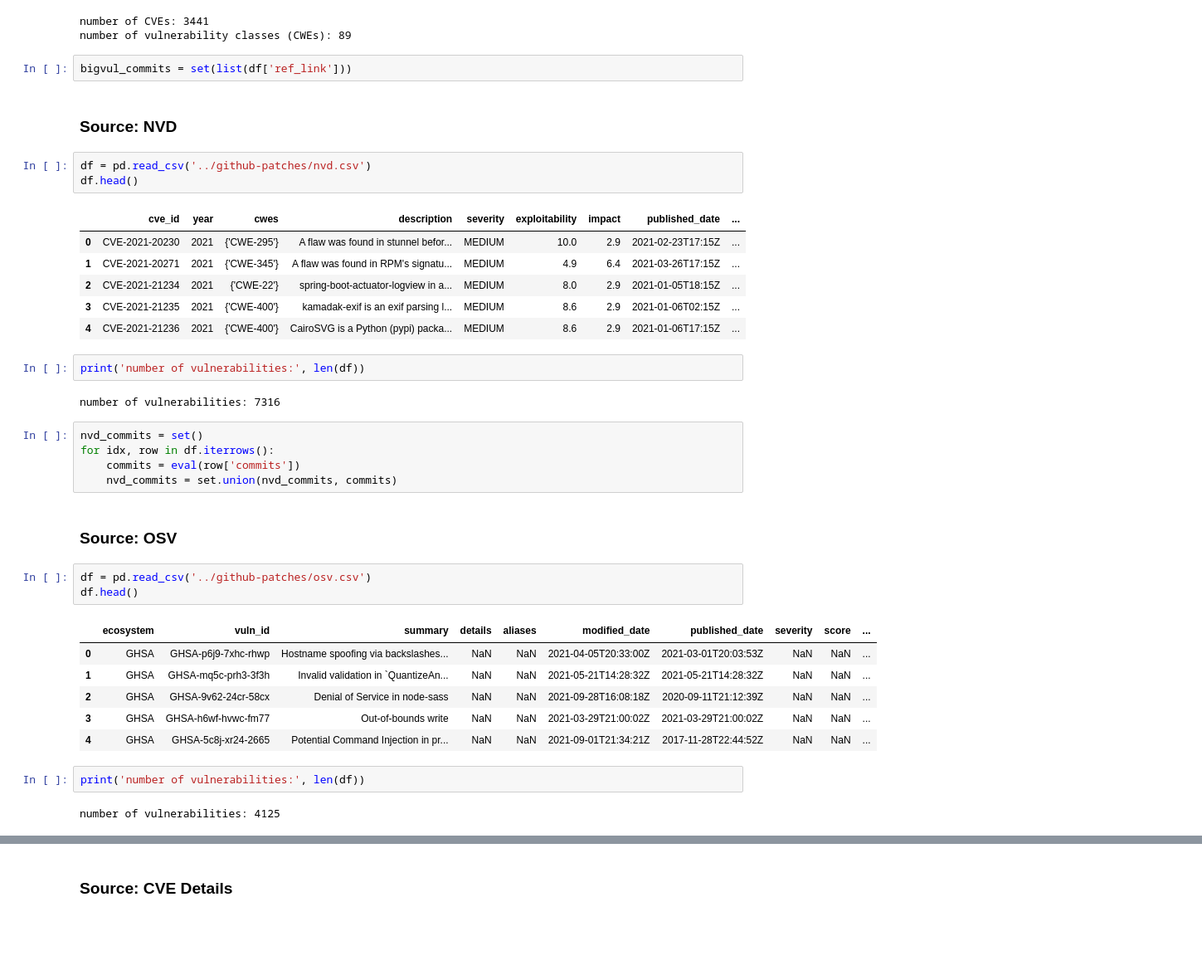
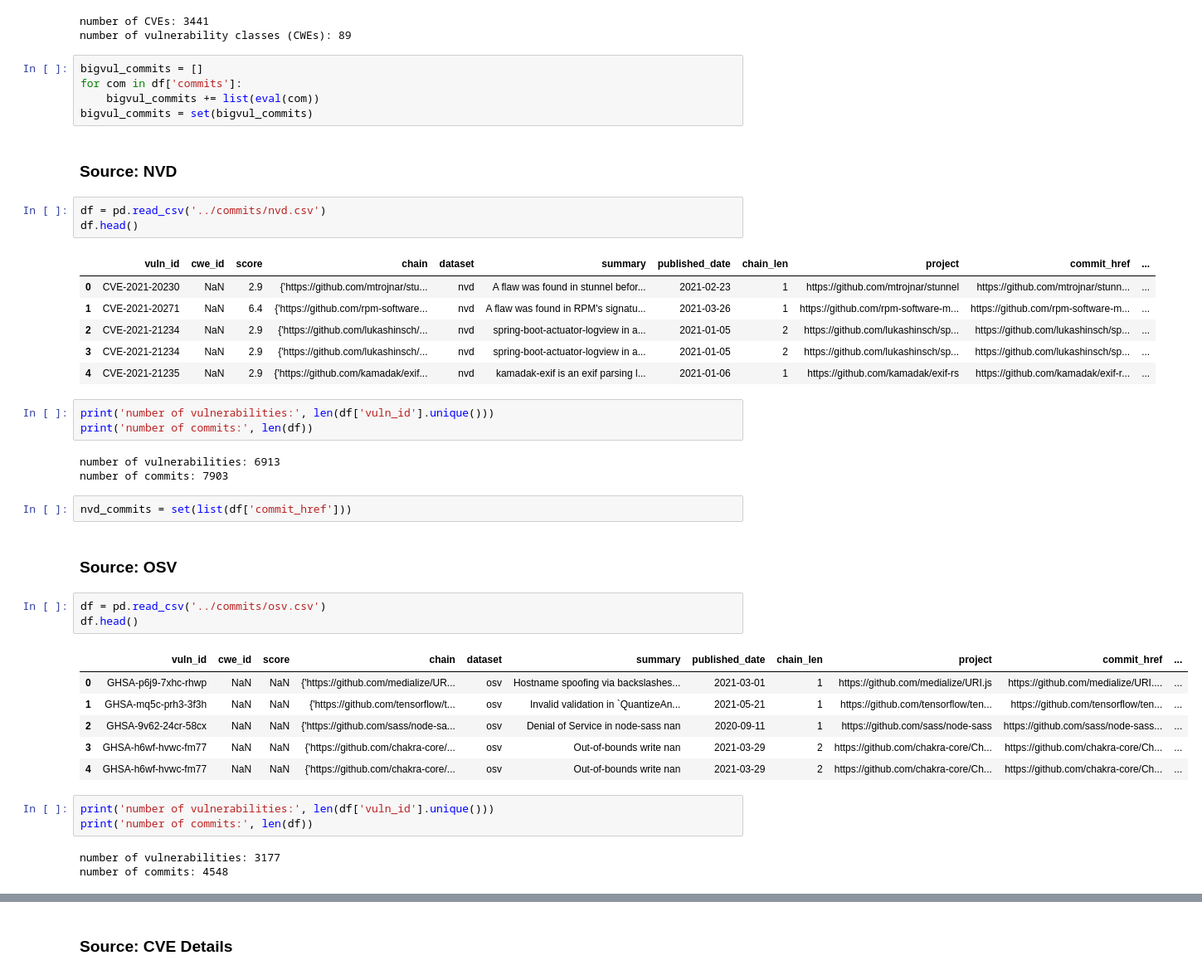
Before and after one commit to TQRG/security-patches-dataset, a Jupyter notebook: notebooks/datasets_cross_commits.ipynb, the cells around one changed output, grey strips where cells are left out. Shown at 83% size. Saved outputs shown, nothing was run; the diff lists cells and outputs as text; blank space fills up the shorter version.

Commit message:
final notebook for cross ref between datasets

```diff
--- a/notebooks/datasets_cross_commits.ipynb
+++ b/notebooks/datasets_cross_commits.ipynb
@@ -95,42 +95,46 @@ print('number of vulnerability classes (CWEs):', len(df['cwe_id'].unique()))
 # %% [output]
 number of CVEs: 3441
 number of vulnerability classes (CWEs): 89
-# %%
-bigvul_commits = set(list(df['ref_link']))
+# %%
+bigvul_commits = []
+for com in df['commits']:
+    bigvul_commits += list(eval(com))
+bigvul_commits = set(bigvul_commits)
 # %% [markdown]
 ### Source: NVD
 # %%
-df = pd.read_csv('../github-patches/nvd.csv')
+df = pd.read_csv('../commits/nvd.csv')
 df.head()
 # %% [output]
-|  | cve_id | year | cwes | description | severity | exploitability | impact | published_date | ... |
-| 0 | CVE-2021-20230 | 2021 | {'CWE-295'} | A flaw was found in stunnel befor... | MEDIUM | 10.0 | 2.9 | 2021-02-23T17:15Z | ... |
-| 1 | CVE-2021-20271 | 2021 | {'CWE-345'} | A flaw was found in RPM's signatu... | MEDIUM | 4.9 | 6.4 | 2021-03-26T17:15Z | ... |
-| 2 | CVE-2021-21234 | 2021 | {'CWE-22'} | spring-boot-actuator-logview in a... | MEDIUM | 8.0 | 2.9 | 2021-01-05T18:15Z | ... |
-| 3 | CVE-2021-21235 | 2021 | {'CWE-400'} | kamadak-exif is an exif parsing l... | MEDIUM | 8.6 | 2.9 | 2021-01-06T02:15Z | ... |
-| 4 | CVE-2021-21236 | 2021 | {'CWE-400'} | CairoSVG is a Python (pypi) packa... | MEDIUM | 8.6 | 2.9 | 2021-01-06T17:15Z | ... |
+|  | vuln_id | cwe_id | score | chain | dataset | summary | published_date | chain_len | project | commit_href | ... |
+| 0 | CVE-2021-20230 | NaN | 2.9 | {'https://github.com/mtrojnar/stu... | nvd | A flaw was found in stunnel befor... | 2021-02-23 | 1 | https://github.com/mtrojnar/stunnel | https://github.com/mtrojnar/stunn... | ... |
+| 1 | CVE-2021-20271 | NaN | 6.4 | {'https://github.com/rpm-software... | nvd | A flaw was found in RPM's signatu... | 2021-03-26 | 1 | https://github.com/rpm-software-m... | https://github.com/rpm-software-m... | ... |
+| 2 | CVE-2021-21234 | NaN | 2.9 | {'https://github.com/lukashinsch/... | nvd | spring-boot-actuator-logview in a... | 2021-01-05 | 2 | https://github.com/lukashinsch/sp... | https://github.com/lukashinsch/sp... | ... |
+| 3 | CVE-2021-21234 | NaN | 2.9 | {'https://github.com/lukashinsch/... | nvd | spring-boot-actuator-logview in a... | 2021-01-05 | 2 | https://github.com/lukashinsch/sp... | https://github.com/lukashinsch/sp... | ... |
+| 4 | CVE-2021-21235 | NaN | 2.9 | {'https://github.com/kamadak/exif... | nvd | kamadak-exif is an exif parsing l... | 2021-01-06 | 1 | https://github.com/kamadak/exif-rs | https://github.com/kamadak/exif-r... | ... |
 # %%
-print('number of vulnerabilities:', len(df))
+print('number of vulnerabilities:', len(df['vuln_id'].unique()))
+print('number of commits:', len(df))
 # %% [output]
-number of vulnerabilities: 7316
+number of vulnerabilities: 6913
+number of commits: 7903
-# %%
-nvd_commits = set()
-for idx, row in df.iterrows():
-    commits = eval(row['commits'])
-    nvd_commits = set.union(nvd_commits, commits)
+# %%
+nvd_commits = set(list(df['commit_href']))
 # %% [markdown]
 ### Source: OSV
 # %%
-df = pd.read_csv('../github-patches/osv.csv')
+df = pd.read_csv('../commits/osv.csv')
 df.head()
 # %% [output]
-|  | ecosystem | vuln_id | summary | details | aliases | modified_date | published_date | severity | score | ... |
-| 0 | GHSA | GHSA-p6j9-7xhc-rhwp | Hostname spoofing via backslashes... | NaN | NaN | 2021-04-05T20:33:00Z | 2021-03-01T20:03:53Z | NaN | NaN | ... |
-| 1 | GHSA | GHSA-mq5c-prh3-3f3h | Invalid validation in `QuantizeAn... | NaN | NaN | 2021-05-21T14:28:32Z | 2021-05-21T14:28:32Z | NaN | NaN | ... |
-| 2 | GHSA | GHSA-9v62-24cr-58cx | Denial of Service in node-sass | NaN | NaN | 2021-09-28T16:08:18Z | 2020-09-11T21:12:39Z | NaN | NaN | ... |
-| 3 | GHSA | GHSA-h6wf-hvwc-fm77 | Out-of-bounds write | NaN | NaN | 2021-03-29T21:00:02Z | 2021-03-29T21:00:02Z | NaN | NaN | ... |
-| 4 | GHSA | GHSA-5c8j-xr24-2665 | Potential Command Injection in pr... | NaN | NaN | 2021-09-01T21:34:21Z | 2017-11-28T22:44:52Z | NaN | NaN | ... |
+|  | vuln_id | cwe_id | score | chain | dataset | summary | published_date | chain_len | project | commit_href | ... |
+| 0 | GHSA-p6j9-7xhc-rhwp | NaN | NaN | {'https://github.com/medialize/UR... | osv | Hostname spoofing via backslashes... | 2021-03-01 | 1 | https://github.com/medialize/URI.js | https://github.com/medialize/URI.... | ... |
+| 1 | GHSA-mq5c-prh3-3f3h | NaN | NaN | {'https://github.com/tensorflow/t... | osv | Invalid validation in `QuantizeAn... | 2021-05-21 | 1 | https://github.com/tensorflow/ten... | https://github.com/tensorflow/ten... | ... |
+| 2 | GHSA-9v62-24cr-58cx | NaN | NaN | {'https://github.com/sass/node-sa... | osv | Denial of Service in node-sass nan | 2020-09-11 | 1 | https://github.com/sass/node-sass | https://github.com/sass/node-sass... | ... |
+| 3 | GHSA-h6wf-hvwc-fm77 | NaN | NaN | {'https://github.com/chakra-core/... | osv | Out-of-bounds write nan | 2021-03-29 | 2 | https://github.com/chakra-core/Ch... | https://github.com/chakra-core/Ch... | ... |
+| 4 | GHSA-h6wf-hvwc-fm77 | NaN | NaN | {'https://github.com/chakra-core/... | osv | Out-of-bounds write nan | 2021-03-29 | 2 | https://github.com/chakra-core/Ch... | https://github.com/chakra-core/Ch... | ... |
 # %%
-print('number of vulnerabilities:', len(df))
+print('number of vulnerabilities:', len(df['vuln_id'].unique()))
+print('number of commits:', len(df))
 # %% [output]
-number of vulnerabilities: 4125
+number of vulnerabilities: 3177
+number of commits: 4548
```
Also changed, not shown: parts of 13 cells of this notebook.
